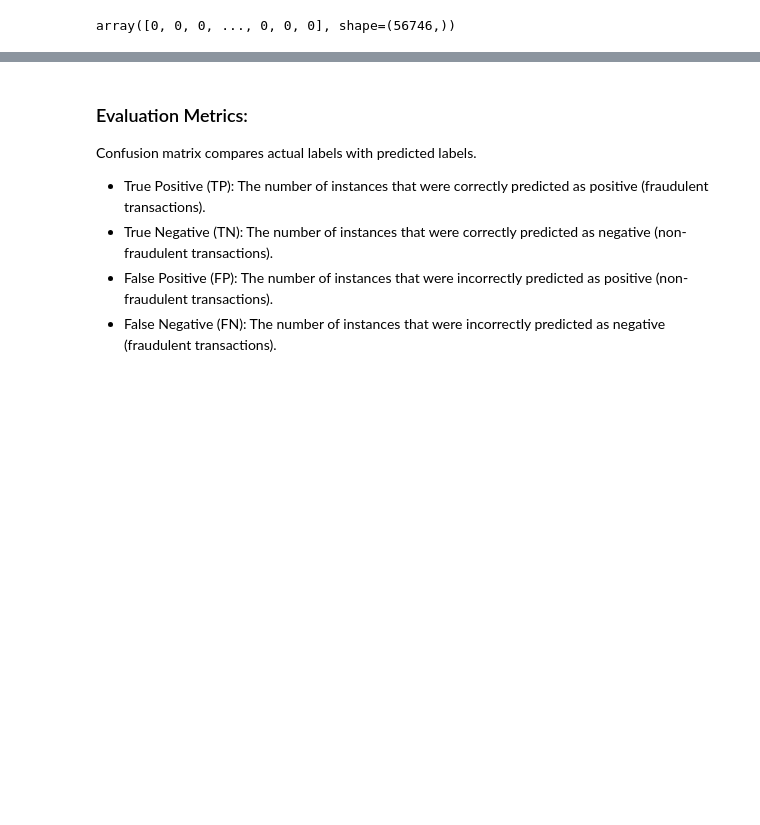
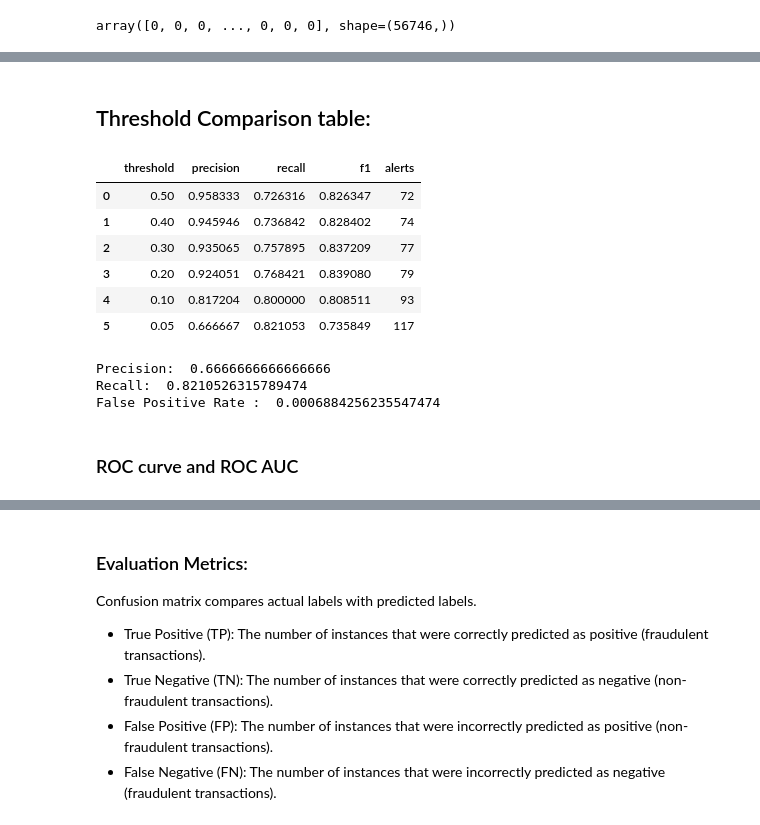
Before and after one commit to dharmender12/data_analytics_with_PYBI, a Jupyter notebook: fraud_detection_case_study.ipynb, the cells around one changed output, grey strips where cells are left out. Saved outputs shown, nothing was run; the diff lists cells and outputs as text; code cells hidden in the pictures; blank space fills up the shorter version.

```diff
--- a/fraud_detection_case_study.ipynb
+++ b/fraud_detection_case_study.ipynb
@@ -62,0 +158,6 @@ array([0, 0, 0, ..., 0, 0, 0], shape=(56746,))
+# %%
+for threshold in [0.5,0.3,0.1]:
+    pred = (fraud_probability >= threshold).astype(int)
+    print("\nThreshold: ", threshold)
+    print(confusion_matrix(y_test,pred))
+    print("Classification report: ",classification_report(y_test, pred,digits=4,zero_division=0))
@@ -62,0 +182,40 @@ array([0, 0, 0, ..., 0, 0, 0], shape=(56746,))
+# %% [markdown]
+## Threshold Comparison table:
+# %%
+rows = []
+thr = [0.5,0.4, 0.3,0.2,0.1,0.05]
+for threshold in thr:
+    pred = (fraud_probability >= threshold).astype(int)
+    rows.append({
+        "threshold": threshold,
+        "precision": precision_score(y_test,pred,zero_division=0),
+        "recall": recall_score(y_test,pred,zero_division=0),
+        "f1": f1_score(y_test,pred,zero_division=0),
+        "alerts": int(pred.sum())
+    })
+
+threshold_results = pd.DataFrame(rows)
+display(threshold_results)
+# %% [output]
+|  | threshold | precision | recall | f1 | alerts |
+| 0 | 0.50 | 0.958333 | 0.726316 | 0.826347 | 72 |
+| 1 | 0.40 | 0.945946 | 0.736842 | 0.828402 | 74 |
+| 2 | 0.30 | 0.935065 | 0.757895 | 0.837209 | 77 |
+| 3 | 0.20 | 0.924051 | 0.768421 | 0.839080 | 79 |
+| 4 | 0.10 | 0.817204 | 0.800000 | 0.808511 | 93 |
+| 5 | 0.05 | 0.666667 | 0.821053 | 0.735849 | 117 |
+# %%
+cm = confusion_matrix(y_test,pred, labels=[0,1])
+tn,fp,fn,tp = cm.ravel()
+precision = tp/(tp+fp) if tp+fp else 0
+recall = tp/ (tp+fn) if tp+fn else 0
+fpr = fp / (fp+tn) if fp+tn else 0
+print("Precision: ",precision)
+print("Recall: ", recall)
+print("False Positive Rate : ",fpr)
+# %% [output]
+Precision:  0.6666666666666666
+Recall:  0.8210526315789474
+False Positive Rate :  0.0006884256235547474
+# %% [markdown]
+### ROC curve and ROC AUC
```
Also changed, not shown: parts of 20 cells of this notebook.
